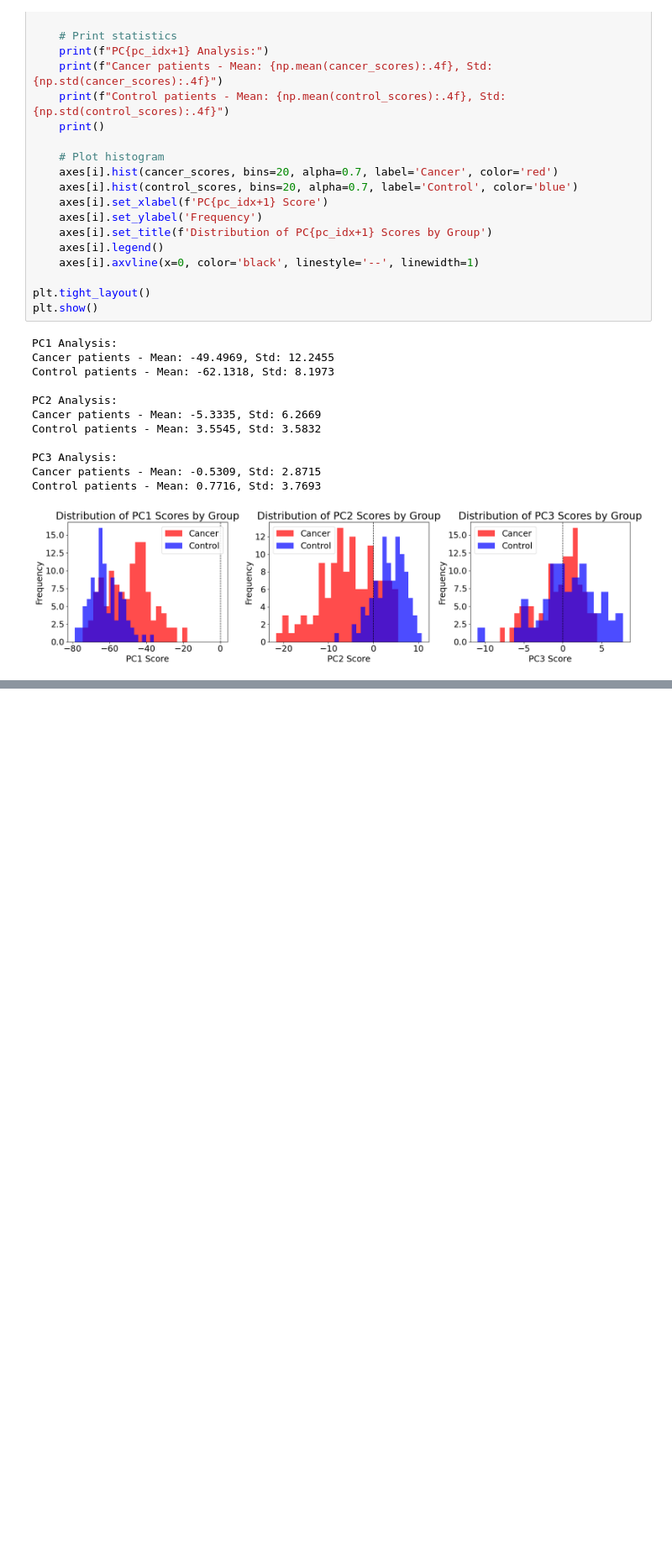
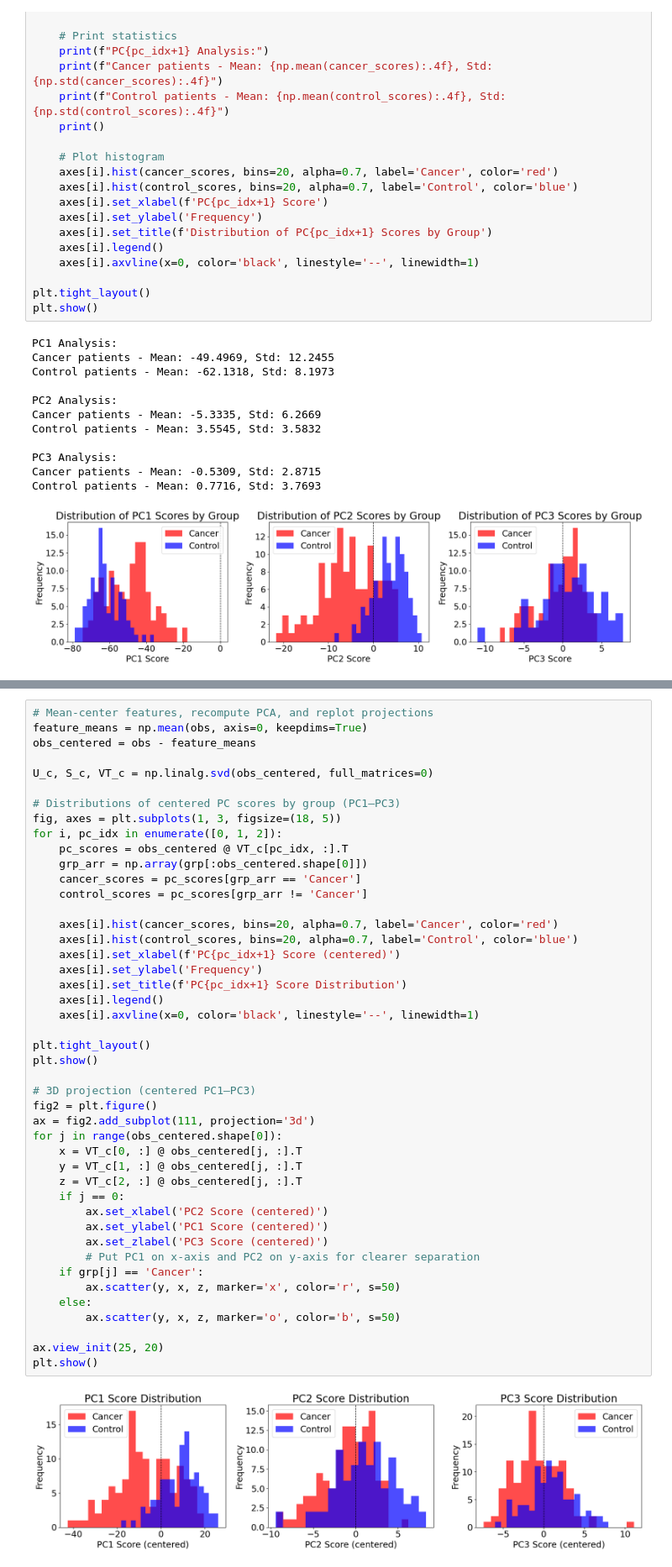
Before and after one commit to lasreeram/datascieng, a Jupyter notebook: pca_ovarian_cancer.ipynb, the cells around one changed output, grey strips where cells are left out. Shown at 84% size. Saved outputs shown, nothing was run; the diff lists cells and outputs as text; blank space fills up the shorter version.

```diff
--- a/pca_ovarian_cancer.ipynb
+++ b/pca_ovarian_cancer.ipynb
@@ -198,0 +226,47 @@ Control patients - Mean: 0.7716, Std: 3.7693
+# %%
+# Mean-center features, recompute PCA, and replot projections
+feature_means = np.mean(obs, axis=0, keepdims=True)
+obs_centered = obs - feature_means
+
+U_c, S_c, VT_c = np.linalg.svd(obs_centered, full_matrices=0)
+
+# Distributions of centered PC scores by group (PC1–PC3)
+fig, axes = plt.subplots(1, 3, figsize=(18, 5))
+for i, pc_idx in enumerate([0, 1, 2]):
+    pc_scores = obs_centered @ VT_c[pc_idx, :].T
+    grp_arr = np.array(grp[:obs_centered.shape[0]])
+    cancer_scores = pc_scores[grp_arr == 'Cancer']
+    control_scores = pc_scores[grp_arr != 'Cancer']
+
+    axes[i].hist(cancer_scores, bins=20, alpha=0.7, label='Cancer', color='red')
+    axes[i].hist(control_scores, bins=20, alpha=0.7, label='Control', color='blue')
+    axes[i].set_xlabel(f'PC{pc_idx+1} Score (centered)')
+    axes[i].set_ylabel('Frequency')
+    axes[i].set_title(f'PC{pc_idx+1} Score Distribution')
+    axes[i].legend()
+    axes[i].axvline(x=0, color='black', linestyle='--', linewidth=1)
+
+plt.tight_layout()
+plt.show()
+
+# 3D projection (centered PC1–PC3)
+fig2 = plt.figure()
+ax = fig2.add_subplot(111, projection='3d')
+for j in range(obs_centered.shape[0]):
+    x = VT_c[0, :] @ obs_centered[j, :].T
+    y = VT_c[1, :] @ obs_centered[j, :].T
+    z = VT_c[2, :] @ obs_centered[j, :].T
+    if j == 0:
+        ax.set_xlabel('PC2 Score (centered)')
+        ax.set_ylabel('PC1 Score (centered)')
+        ax.set_zlabel('PC3 Score (centered)')
+        # Put PC1 on x-axis and PC2 on y-axis for clearer separation
+    if grp[j] == 'Cancer':
+        ax.scatter(y, x, z, marker='x', color='r', s=50)
+    else:
+        ax.scatter(y, x, z, marker='o', color='b', s=50)
+
+ax.view_init(25, 20)
+plt.show()
+# %% [output]
+[figure, added]
```
Also changed, not shown: parts of 7 cells of this notebook, 4 other files.
